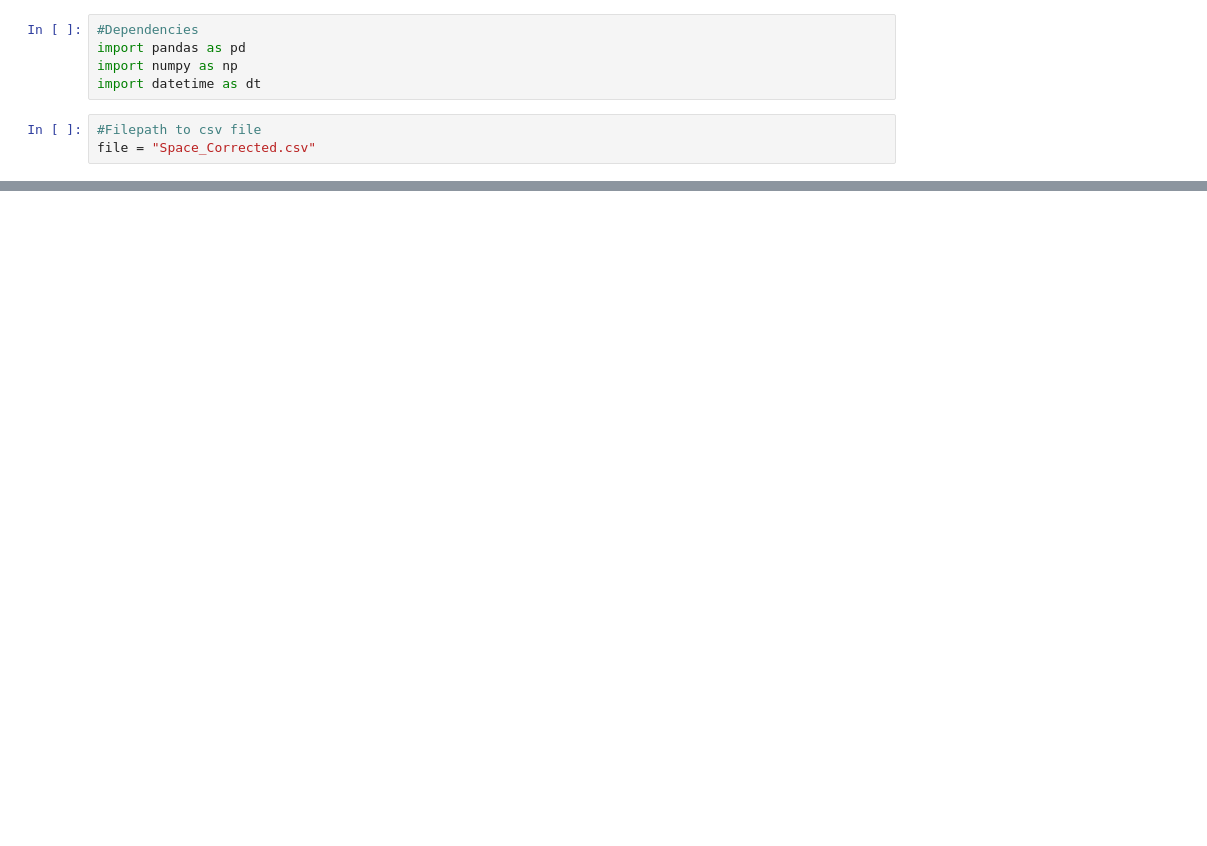
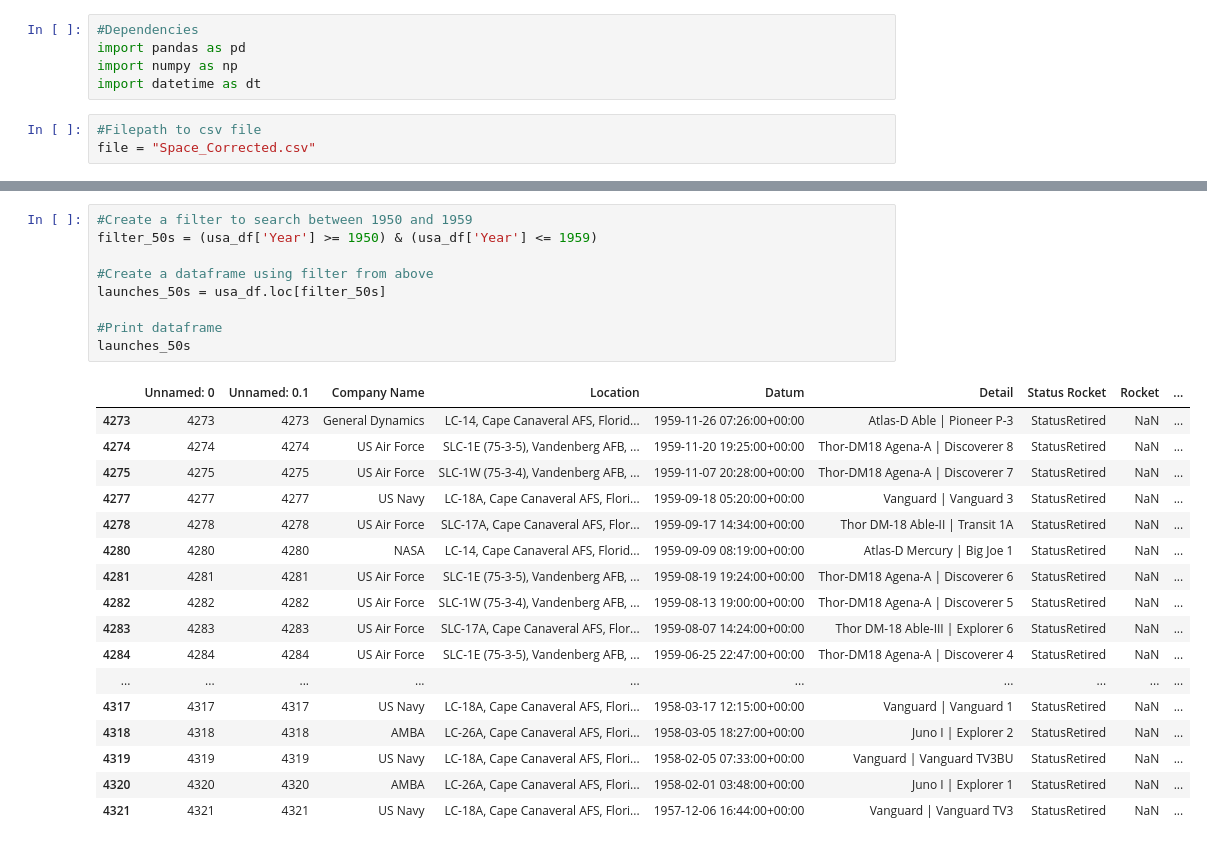
Before and after one commit to Lareena/Project_2_ETL, a Jupyter notebook: Data Cleaning.ipynb, the cells around one changed output, grey strips where cells are left out. Cells and saved outputs as stored; diff of their text form; blank space fills up the shorter version.

```diff
--- a/Data Cleaning.ipynb
+++ b/Data Cleaning.ipynb
@@ -47,0 +385,27 @@ usa_df['Datum'].dtype
+# %%
+#Create a filter to search between 1950 and 1959
+filter_50s = (usa_df['Year'] >= 1950) & (usa_df['Year'] <= 1959)
+
+#Create a dataframe using filter from above
+launches_50s = usa_df.loc[filter_50s]
+
+#Print dataframe
+launches_50s
+# %% [output]
+|  | Unnamed: 0 | Unnamed: 0.1 | Company Name | Location | Datum | Detail | Status Rocket | Rocket | ... |
+| 4273 | 4273 | 4273 | General Dynamics | LC-14, Cape Canaveral AFS, Florid... | 1959-11-26 07:26:00+00:00 | Atlas-D Able | Pioneer P-3 | StatusRetired | NaN | ... |
+| 4274 | 4274 | 4274 | US Air Force | SLC-1E (75-3-5), Vandenberg AFB, ... | 1959-11-20 19:25:00+00:00 | Thor-DM18 Agena-A | Discoverer 8 | StatusRetired | NaN | ... |
+| 4275 | 4275 | 4275 | US Air Force | SLC-1W (75-3-4), Vandenberg AFB, ... | 1959-11-07 20:28:00+00:00 | Thor-DM18 Agena-A | Discoverer 7 | StatusRetired | NaN | ... |
+| 4277 | 4277 | 4277 | US Navy | LC-18A, Cape Canaveral AFS, Flori... | 1959-09-18 05:20:00+00:00 | Vanguard | Vanguard 3 | StatusRetired | NaN | ... |
+| 4278 | 4278 | 4278 | US Air Force | SLC-17A, Cape Canaveral AFS, Flor... | 1959-09-17 14:34:00+00:00 | Thor DM-18 Able-II | Transit 1A | StatusRetired | NaN | ... |
+| 4280 | 4280 | 4280 | NASA | LC-14, Cape Canaveral AFS, Florid... | 1959-09-09 08:19:00+00:00 | Atlas-D Mercury | Big Joe 1 | StatusRetired | NaN | ... |
+| 4281 | 4281 | 4281 | US Air Force | SLC-1E (75-3-5), Vandenberg AFB, ... | 1959-08-19 19:24:00+00:00 | Thor-DM18 Agena-A | Discoverer 6 | StatusRetired | NaN | ... |
+| 4282 | 4282 | 4282 | US Air Force | SLC-1W (75-3-4), Vandenberg AFB, ... | 1959-08-13 19:00:00+00:00 | Thor-DM18 Agena-A | Discoverer 5 | StatusRetired | NaN | ... |
+| 4283 | 4283 | 4283 | US Air Force | SLC-17A, Cape Canaveral AFS, Flor... | 1959-08-07 14:24:00+00:00 | Thor DM-18 Able-III | Explorer 6 | StatusRetired | NaN | ... |
+| 4284 | 4284 | 4284 | US Air Force | SLC-1E (75-3-5), Vandenberg AFB, ... | 1959-06-25 22:47:00+00:00 | Thor-DM18 Agena-A | Discoverer 4 | StatusRetired | NaN | ... |
+| ... | ... | ... | ... | ... | ... | ... | ... | ... | ... |
+| 4317 | 4317 | 4317 | US Navy | LC-18A, Cape Canaveral AFS, Flori... | 1958-03-17 12:15:00+00:00 | Vanguard | Vanguard 1 | StatusRetired | NaN | ... |
+| 4318 | 4318 | 4318 | AMBA | LC-26A, Cape Canaveral AFS, Flori... | 1958-03-05 18:27:00+00:00 | Juno I | Explorer 2 | StatusRetired | NaN | ... |
+| 4319 | 4319 | 4319 | US Navy | LC-18A, Cape Canaveral AFS, Flori... | 1958-02-05 07:33:00+00:00 | Vanguard | Vanguard TV3BU | StatusRetired | NaN | ... |
+| 4320 | 4320 | 4320 | AMBA | LC-26A, Cape Canaveral AFS, Flori... | 1958-02-01 03:48:00+00:00 | Juno I | Explorer 1 | StatusRetired | NaN | ... |
+| 4321 | 4321 | 4321 | US Navy | LC-18A, Cape Canaveral AFS, Flori... | 1957-12-06 16:44:00+00:00 | Vanguard | Vanguard TV3 | StatusRetired | NaN | ... |
```
Also changed, not shown: parts of 22 cells of this notebook.
